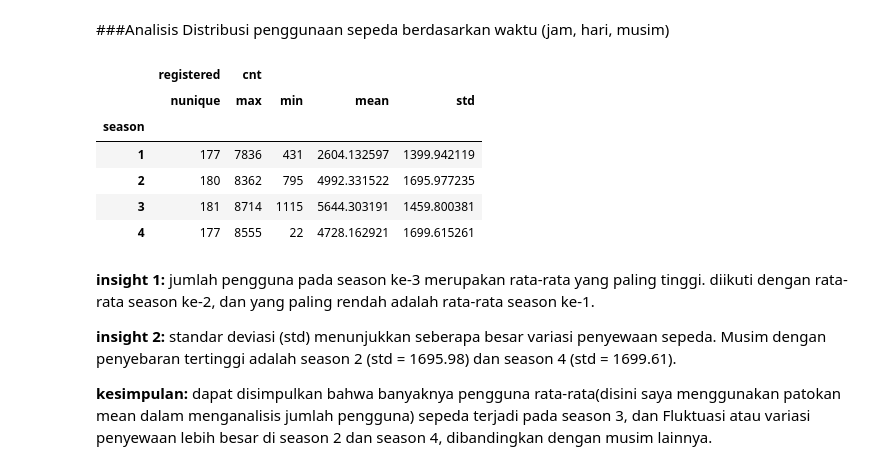
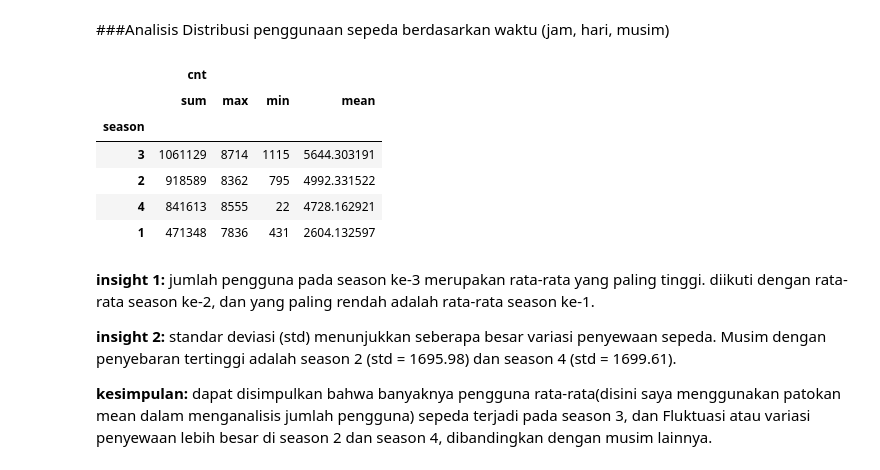
Before and after one commit to noahvlone/Projek-Analisis-Data-dengan-Python, a Jupyter notebook: Bike_Sharing_Analysis.ipynb, the cells around one changed output. Saved outputs shown, nothing was run; the diff lists cells and outputs as text; code cells hidden in the pictures.

```diff
--- a/Bike_Sharing_Analysis.ipynb
+++ b/Bike_Sharing_Analysis.ipynb
@@ -280,17 +270,16 @@ day_df.describe(include="all")
 ###Analisis Distribusi penggunaan sepeda berdasarkan waktu (jam, hari, musim)
 # %%
 day_df.groupby(by="season").agg({
-    "registered": "nunique",
-    "cnt" : ["max", "min", "mean", "std"]
-})
+    "cnt" : ["sum", "max", "min", "mean"]
+}).sort_values(by=("cnt", "sum"), ascending=False)
 # %% [output]
-|  | registered | cnt |  |  |  |
-|  | nunique | max | min | mean | std |
-| season |  |  |  |  |  |
-| 1 | 177 | 7836 | 431 | 2604.132597 | 1399.942119 |
-| 2 | 180 | 8362 | 795 | 4992.331522 | 1695.977235 |
-| 3 | 181 | 8714 | 1115 | 5644.303191 | 1459.800381 |
-| 4 | 177 | 8555 | 22 | 4728.162921 | 1699.615261 |
+|  | cnt |  |  |  |
+|  | sum | max | min | mean |
+| season |  |  |  |  |
+| 3 | 1061129 | 8714 | 1115 | 5644.303191 |
+| 2 | 918589 | 8362 | 795 | 4992.331522 |
+| 4 | 841613 | 8555 | 22 | 4728.162921 |
+| 1 | 471348 | 7836 | 431 | 2604.132597 |
 # %% [markdown]
 **insight 1:** jumlah pengguna pada season ke-3 merupakan rata-rata yang paling tinggi. diikuti dengan rata-rata season ke-2, dan yang paling rendah adalah rata-rata season ke-1.
 
```
Also changed, not shown: parts of 32 cells of this notebook.
